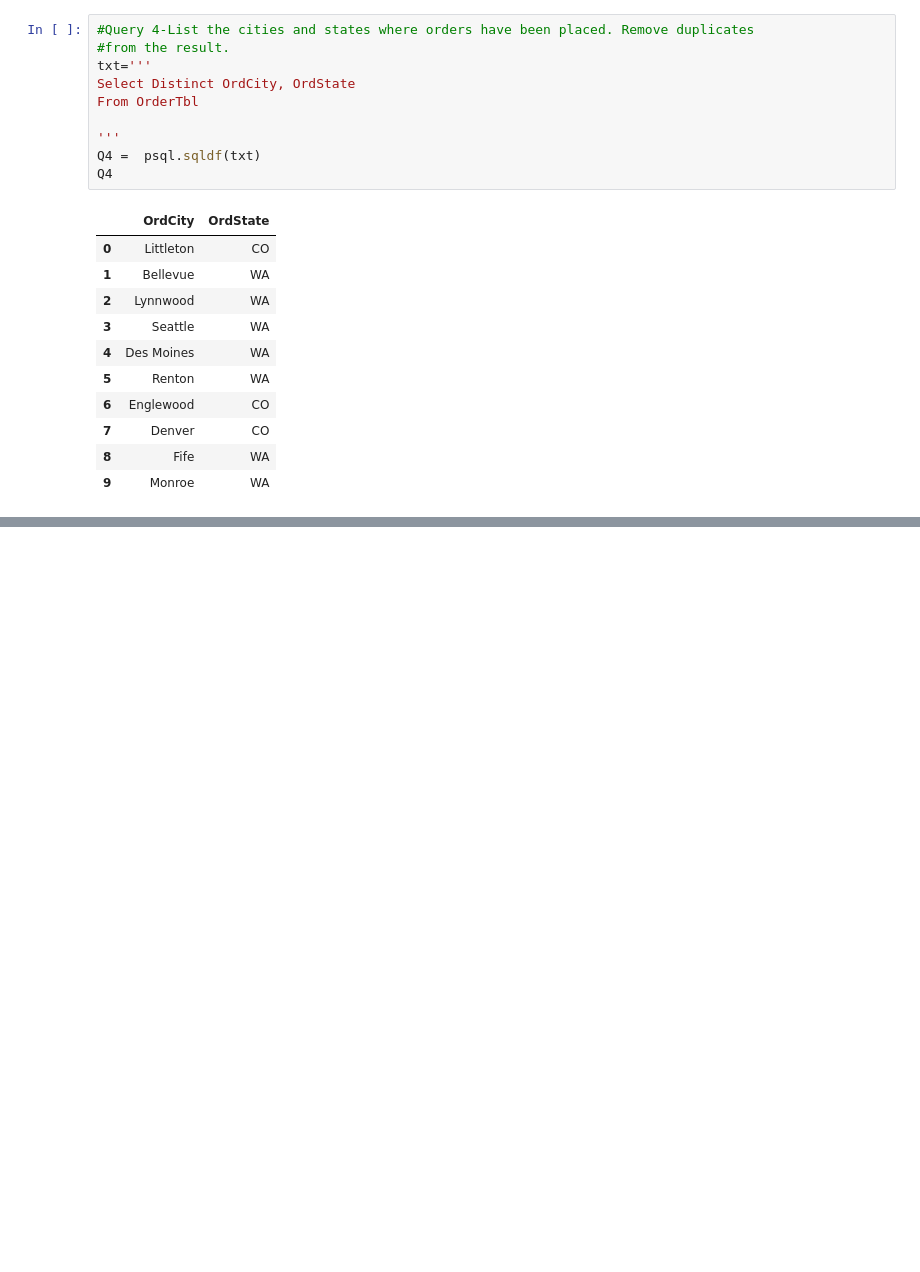
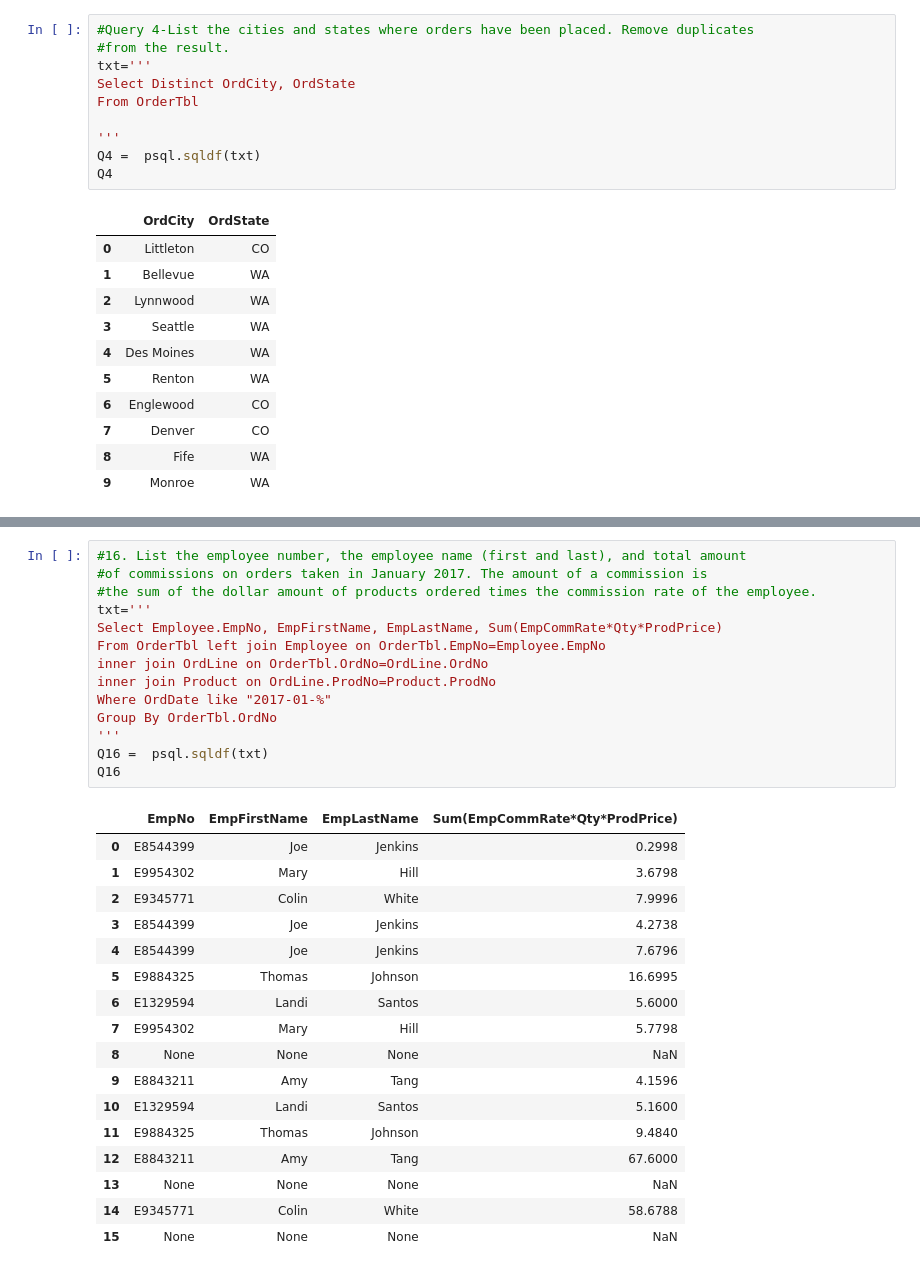
Before and after one commit to Nahidvv/hello-world, a Jupyter notebook: ReviewMidterm.ipynb, the cells around one changed output, grey strips where cells are left out. Drawn from its saved outputs; the diff is of its cells as text; blank space fills up the shorter version.

```diff
--- a/ReviewMidterm.ipynb
+++ b/ReviewMidterm.ipynb
@@ -450,0 +319,32 @@ Q32
+# %%
+#16. List the employee number, the employee name (first and last), and total amount
+#of commissions on orders taken in January 2017. The amount of a commission is
+#the sum of the dollar amount of products ordered times the commission rate of the employee.
+txt='''
+Select Employee.EmpNo, EmpFirstName, EmpLastName, Sum(EmpCommRate*Qty*ProdPrice)
+From OrderTbl left join Employee on OrderTbl.EmpNo=Employee.EmpNo
+inner join OrdLine on OrderTbl.OrdNo=OrdLine.OrdNo
+inner join Product on OrdLine.ProdNo=Product.ProdNo
+Where OrdDate like "2017-01-%"
+Group By OrderTbl.OrdNo
+'''
+Q16 =  psql.sqldf(txt)
+Q16
+# %% [output]
+|  | EmpNo | EmpFirstName | EmpLastName | Sum(EmpCommRate*Qty*ProdPrice) |
+| 0 | E8544399 | Joe | Jenkins | 0.2998 |
+| 1 | E9954302 | Mary | Hill | 3.6798 |
+| 2 | E9345771 | Colin | White | 7.9996 |
+| 3 | E8544399 | Joe | Jenkins | 4.2738 |
+| 4 | E8544399 | Joe | Jenkins | 7.6796 |
+| 5 | E9884325 | Thomas | Johnson | 16.6995 |
+| 6 | E1329594 | Landi | Santos | 5.6000 |
+| 7 | E9954302 | Mary | Hill | 5.7798 |
+| 8 | None | None | None | NaN |
+| 9 | E8843211 | Amy | Tang | 4.1596 |
+| 10 | E1329594 | Landi | Santos | 5.1600 |
+| 11 | E9884325 | Thomas | Johnson | 9.4840 |
+| 12 | E8843211 | Amy | Tang | 67.6000 |
+| 13 | None | None | None | NaN |
+| 14 | E9345771 | Colin | White | 58.6788 |
+| 15 | None | None | None | NaN |
```
Also changed, not shown: parts of 58 cells of this notebook.
